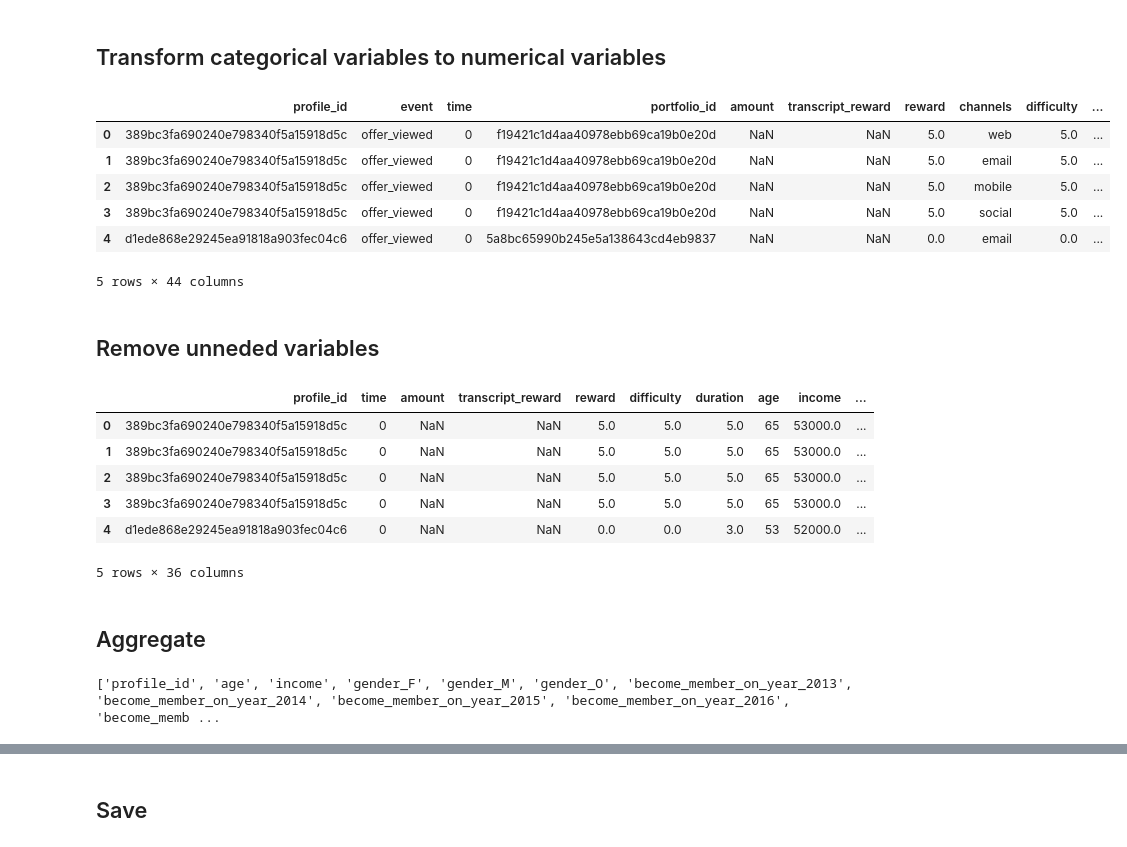
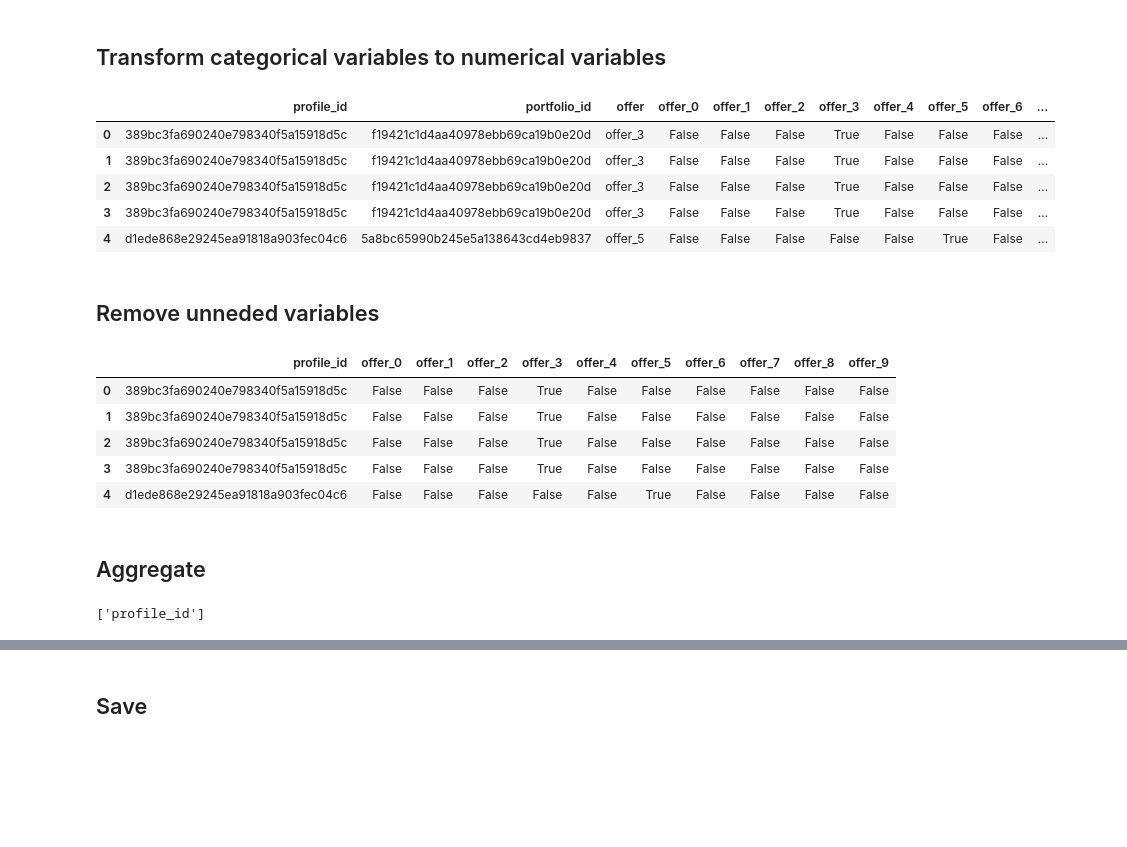
Before and after one commit to seobando/UDACITY_AWSML, a Jupyter notebook: 5-capstone-project/notebooks/feature_engineering_user_item.ipynb, the cells around one changed output, grey strips where cells are left out. Cells and saved outputs as stored; diff of their text form; code cells hidden in the pictures; blank space fills up the shorter version.

```diff
--- a/5-capstone-project/notebooks/feature_engineering.ipynb
+++ b/5-capstone-project/notebooks/feature_engineering_user_item.ipynb
@@ -18,0 +29,3 @@ user_behaviour = user_behaviour[user_behaviour["event"] == "offer_viewed"]
+# %%
+user_behaviour = user_behaviour[["profile_id","portfolio_id"]]
+user_behaviour.head()
@@ -57,7 +77,3 @@ user_behaviour[['profile_id', 'portfolio_id', 'offer']].head()
 | 2 | 389bc3fa690240e798340f5a15918d5c | f19421c1d4aa40978ebb69ca19b0e20d | offer_3 |
 | 3 | 389bc3fa690240e798340f5a15918d5c | f19421c1d4aa40978ebb69ca19b0e20d | offer_3 |
 | 4 | d1ede868e29245ea91818a903fec04c6 | 5a8bc65990b245e5a138643cd4eb9837 | offer_5 |
-# %%
-user_behaviour['become_member_on_date'] = pd.to_datetime(user_behaviour['become_member_on_date'])
-user_behaviour['become_member_on_year'] = user_behaviour['become_member_on_date'].dt.year.astype(str)
-user_behaviour[['profile_id', 'offer', 'become_member_on_date','become_member_on_year']].head()
@@ -72,65 +81,50 @@ user_behaviour[['profile_id', 'offer', 'become_member_on_date','become_member_on
 ## Transform categorical variables to numerical variables
 # %%
 # Create dummy variables for categorical columns
-## From transcript
-event_dummies = pd.get_dummies(user_behaviour['event'], prefix='event')
-## From portfolio
 offer_dummies = pd.get_dummies(user_behaviour['offer'])
-offer_type_dummies = pd.get_dummies(user_behaviour['offer_type'], prefix='offer_type')
-channels_dummies = pd.get_dummies(user_behaviour['channels'], prefix='channels')
-## From profile
-gender_dummies = pd.get_dummies(user_behaviour['gender'], prefix='gender')
-become_member_on_year_dummies = pd.get_dummies(user_behaviour['become_member_on_year'], prefix='become_member_on_year')
 
 
 # Concatenate all dummy variables with the original dataframe
 user_behaviour = pd.concat([
     user_behaviour,
-    event_dummies,
     offer_dummies,
-    offer_type_dummies,
-    channels_dummies,
-    gender_dummies,
-    become_member_on_year_dummies
 ], axis=1)
 
 user_behaviour.head()
 # %% [output]
-|  | profile_id | event | time | portfolio_id | amount | transcript_reward | reward | channels | difficulty | ... |
-| 0 | 389bc3fa690240e798340f5a15918d5c | offer_viewed | 0 | f19421c1d4aa40978ebb69ca19b0e20d | NaN | NaN | 5.0 | web | 5.0 | ... |
-| 1 | 389bc3fa690240e798340f5a15918d5c | offer_viewed | 0 | f19421c1d4aa40978ebb69ca19b0e20d | NaN | NaN | 5.0 | email | 5.0 | ... |
-| 2 | 389bc3fa690240e798340f5a15918d5c | offer_viewed | 0 | f19421c1d4aa40978ebb69ca19b0e20d | NaN | NaN | 5.0 | mobile | 5.0 | ... |
-| 3 | 389bc3fa690240e798340f5a15918d5c | offer_viewed | 0 | f19421c1d4aa40978ebb69ca19b0e20d | NaN | NaN | 5.0 | social | 5.0 | ... |
-| 4 | d1ede868e29245ea91818a903fec04c6 | offer_viewed | 0 | 5a8bc65990b245e5a138643cd4eb9837 | NaN | NaN | 0.0 | email | 0.0 | ... |
+|  | profile_id | portfolio_id | offer | offer_0 | offer_1 | offer_2 | offer_3 | offer_4 | offer_5 | offer_6 | ... |
+| 0 | 389bc3fa690240e798340f5a15918d5c | f19421c1d4aa40978ebb69ca19b0e20d | offer_3 | False | False | False | True | False | False | False | ... |
+| 1 | 389bc3fa690240e798340f5a15918d5c | f19421c1d4aa40978ebb69ca19b0e20d | offer_3 | False | False | False | True | False | False | False | ... |
+| 2 | 389bc3fa690240e798340f5a15918d5c | f19421c1d4aa40978ebb69ca19b0e20d | offer_3 | False | False | False | True | False | False | False | ... |
+| 3 | 389bc3fa690240e798340f5a15918d5c | f19421c1d4aa40978ebb69ca19b0e20d | offer_3 | False | False | False | True | False | False | False | ... |
+| 4 | d1ede868e29245ea91818a903fec04c6 | 5a8bc65990b245e5a138643cd4eb9837 | offer_5 | False | False | False | False | False | True | False | ... |
-5 rows × 44 columns
 # %% [markdown]
 ## Remove unneded variables
 # %%
 # Drop the original categorical columns
-user_behaviour.drop(['portfolio_id','event','offer','offer_type','channels','gender','become_member_on_year','become_member_on_date'], axis=1, inplace=True)
+user_behaviour.drop(['portfolio_id','offer'], axis=1, inplace=True)
 user_behaviour.head()
 # %% [output]
-|  | profile_id | time | amount | transcript_reward | reward | difficulty | duration | age | income | ... |
-| 0 | 389bc3fa690240e798340f5a15918d5c | 0 | NaN | NaN | 5.0 | 5.0 | 5.0 | 65 | 53000.0 | ... |
-| 1 | 389bc3fa690240e798340f5a15918d5c | 0 | NaN | NaN | 5.0 | 5.0 | 5.0 | 65 | 53000.0 | ... |
-| 2 | 389bc3fa690240e798340f5a15918d5c | 0 | NaN | NaN | 5.0 | 5.0 | 5.0 | 65 | 53000.0 | ... |
-| 3 | 389bc3fa690240e798340f5a15918d5c | 0 | NaN | NaN | 5.0 | 5.0 | 5.0 | 65 | 53000.0 | ... |
-| 4 | d1ede868e29245ea91818a903fec04c6 | 0 | NaN | NaN | 0.0 | 0.0 | 3.0 | 53 | 52000.0 | ... |
+|  | profile_id | offer_0 | offer_1 | offer_2 | offer_3 | offer_4 | offer_5 | offer_6 | offer_7 | offer_8 | offer_9 |
+| 0 | 389bc3fa690240e798340f5a15918d5c | False | False | False | True | False | False | False | False | False | False |
+| 1 | 389bc3fa690240e798340f5a15918d5c | False | False | False | True | False | False | False | False | False | False |
+| 2 | 389bc3fa690240e798340f5a15918d5c | False | False | False | True | False | False | False | False | False | False |
+| 3 | 389bc3fa690240e798340f5a15918d5c | False | False | False | True | False | False | False | False | False | False |
+| 4 | d1ede868e29245ea91818a903fec04c6 | False | False | False | False | False | True | False | False | False | False |
-5 rows × 36 columns
 # %% [markdown]
 ## Aggregate
 # %%
 # List of columns to sum (all dummy columns for offers, offer types, events, and channels)
 sum_columns = [
     col for col in user_behaviour.columns
-    if col.startswith(('reward','difficulty','duration','transcript_reward','time', 'amount', 'offer_', 'event_', 'channels_'))
+    if col.startswith(('offer_'))
 ]
 
 # Get remaining columns (excluding the ones we're summing)
 group_columns = [col for col in user_behaviour.columns if col not in sum_columns]
 print(group_columns)
 # %% [output]
-['profile_id', 'age', 'income', 'gender_F', 'gender_M', 'gender_O', 'become_member_on_year_2013', 'become_member_on_year_2014', 'become_member_on_year_2015', 'become_member_on_year_2016', 'become_memb ...
+['profile_id']
 # %%
 # Group by remaining columns and sum the dummy columns
 user_behaviour_aggregated = user_behaviour.groupby(group_columns)[sum_columns].sum().reset_index()
```
Also changed, not shown: parts of 9 cells of this notebook, 3 other files.
